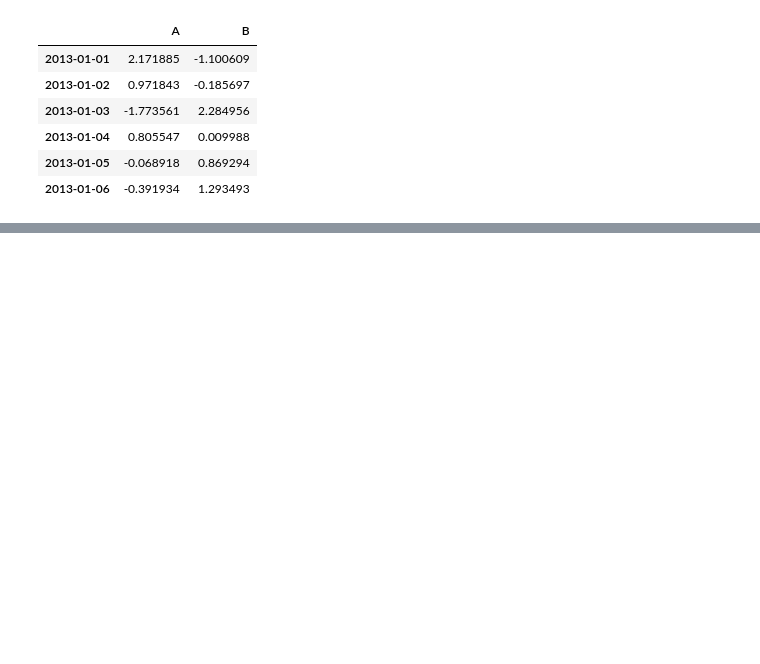
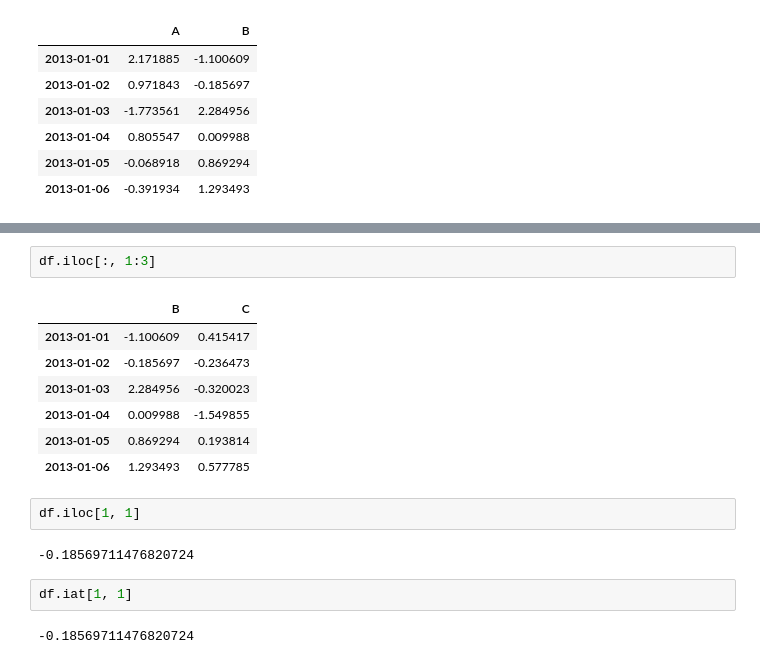
Before and after one commit to Mushaddict/Python, a Jupyter notebook: Pands入门教程/十分钟入门Pandas.ipynb, the cells around one changed output, grey strips where cells are left out. Drawn from its saved outputs; the diff is of its cells as text; blank space fills up the shorter version.

```diff
--- a/Pands入门教程/十分钟入门Pandas.ipynb
+++ b/Pands入门教程/十分钟入门Pandas.ipynb
@@ -274,0 +336,18 @@ df.loc[:, ['A', 'B']]
+# %%
+df.iloc[:, 1:3]
+# %% [output]
+|  | B | C |
+| 2013-01-01 | -1.100609 | 0.415417 |
+| 2013-01-02 | -0.185697 | -0.236473 |
+| 2013-01-03 | 2.284956 | -0.320023 |
+| 2013-01-04 | 0.009988 | -1.549855 |
+| 2013-01-05 | 0.869294 | 0.193814 |
+| 2013-01-06 | 1.293493 | 0.577785 |
+# %%
+df.iloc[1, 1]
+# %% [output]
+-0.18569711476820724
+# %%
+df.iat[1, 1]
+# %% [output]
+-0.18569711476820724
```
Also changed, not shown: parts of 9 cells of this notebook.
